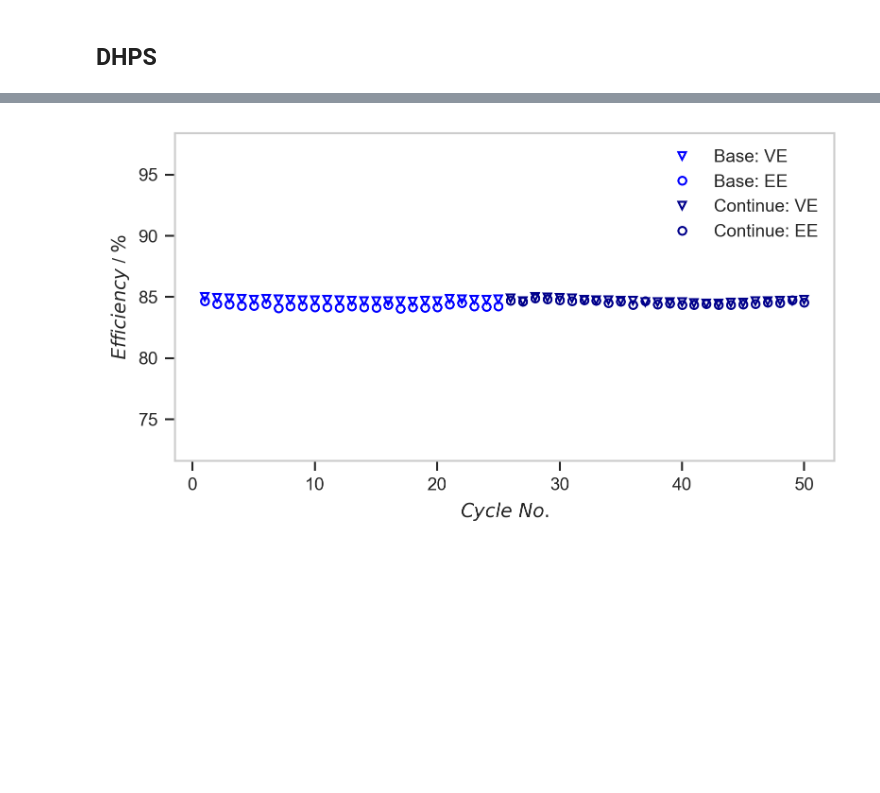
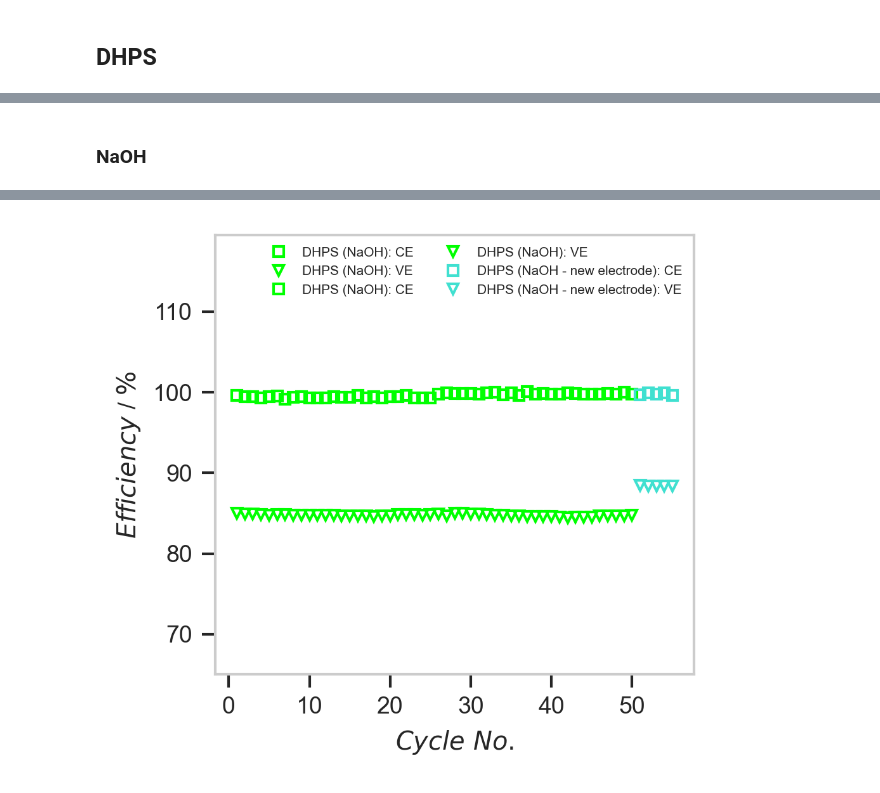
Before and after one commit to ESaundersNano/redoxED, a Jupyter notebook: notebooks/00Z_degradation.ipynb, the cells around one changed output, grey strips where cells are left out. Cells and saved outputs as stored; diff of their text form; code cells hidden in the pictures; blank space fills up the shorter version.

```diff
--- a/notebooks/00Z_degradation.ipynb
+++ b/notebooks/00Z_degradation.ipynb
@@ -137,13 +251,14 @@ r"C:\Users\es758\OneDrive - University of Cambridge\PhD\Results\Electrochemistry
 cycling_array = []
 color_list = []
 
-j_plot = True
+j_plot = False
+Q_plot = False
 
 EfficiencyPlot_object = EfficiencyPlot(figsize=(3.25, 3), dpi=300)
 
 
 fpath=r"C:\Users\es758\OneDrive - University of Cambridge\PhD\Results\Electrochemistry\Full Cell 3\2025.08.06 FB2_DHPS_E620K_FCN_1186HCB\1_FB2_20ml20mMDHPS_40ml200mMFCN_22rpm_04_GCPL_C04.mpr"
-label="Base"
+label="DHPS"
 loader = LoaderFactory.get_loader(fpath)
 ECData_object = loader.load_data(fpath=fpath)
 CyclingData_object = ECData_object.to_CyclingData()
@@ -153,7 +268,7 @@ cycling_array.append(CyclingData_object)
 color_list.append('blue')
 
 fpath=r"C:\Users\es758\OneDrive - University of Cambridge\PhD\Results\Electrochemistry\Full Cell 3\2025.08.06 FB2_DHPS_E620K_FCN_1186HCB\2_FB2_20ml20mMDHPS_40ml200mMFCN_22rpm_newelec_04_GCPL_C04.mpr"
-label="Refreshed electrolyte"
+label="DHPS (new electrolyte)"
 loader = LoaderFactory.get_loader(fpath)
 ECData_object = loader.load_data(fpath=fpath)
 ECData_object.df['half cycle']+=25*2
@@ -164,15 +279,19 @@ cycling_array.append(CyclingData_object)
 color_list.append('darkblue')
 
 for i, CyclingData_object in enumerate(cycling_array):
-    EfficiencyPlot_object.add_plot(CyclingData_object, linestyle="", markersize=4, markerfacecolor='none', markeredgecolor=color_list[i], color=color_list[i], plot_CE=True, plot_VE=True)
-    print(CyclingData_object.cycle_data['VE'])
+    EfficiencyPlot_object.add_plot(CyclingData_object, linestyle="", markersize=4, markerfacecolor='none', markeredgecolor=color_list[i], color=color_list[i], plot_CE=True, plot_VE=True, plot_EE=False)
+    print(CyclingData_object.cycle_data['VE'].to_numpy())
     if j_plot == True:
         EfficiencyPlot_object.add_j(x = CyclingData_object.cycle_data['cycle_number'], j = (1e3*CyclingData_object.cycle_data['I_cell_avg_charge'])/(1e4*CyclingData_object.area), linestyle="-", marker="", color='red', label="j")
-
+    if Q_plot == True:
+        EfficiencyPlot_object.add_Q_discharge(x = CyclingData_object.cycle_data['cycle_number'], Q_discharge = (CyclingData_object.cycle_data['Q_discharge']/3.6), linestyle="", marker="o", markersize = 4, color=color_list[i], label=CyclingData_object.label + ": Q")
 if j_plot == True:
     EfficiencyPlot_object.ax2.set_ylim(0, 100)
 
-EfficiencyPlot_object.ax.legend()
+if Q_plot == True:
+    EfficiencyPlot_object.ax2.set_ylim(0, 1000)
+
+EfficiencyPlot_object.ax.legend(ncols = 2, fontsize = 7)
 #EfficiencyPlot_object.ax.set_ylim([80, 100])
 #EfficiencyPlot_object.ax.set_xlim([0, None])
 
@@ -199,24 +378,35 @@ Name: VE, dtype: float64
+# %% [markdown]
+### NaOH
 # %%
 cycling_array = []
 color_list = []
 
 j_plot = False
 
-EfficiencyPlot_object = EfficiencyPlot(figsize=(6, 3), dpi=300)
+EfficiencyPlot_object = EfficiencyPlot(figsize=(3.25, 3), dpi=300)
 
+# fpath=r"C:\Users\es758\OneDrive - University of Cambridge\PhD\Results\Electrochemistry\Full Cell 3\2025.08.06 FB2_DHPS_E620K_FCN_1186HCB\1_FB2_20ml20mMDHPS_40ml200mMFCN_22rpm_04_GCPL_C04.mpr"
+# label="DHPS (KOH)"
+# loader = LoaderFactory.get_loader(fpath)
+# ECData_object = loader.load_data(fpath=fpath)
+# CyclingData_object = ECData_object.to_CyclingData()
+# CyclingData_object.label = label
+# CyclingData_object.set_area(0.0005)  # m2
+# cycling_array.append(CyclingData_object)
+# color_list.append('blue')
 
 fpath=r"C:\Users\es758\OneDrive - University of Cambridge\PhD\Results\Electrochemistry\Full Cell 3\2025.08.11 FB2_DHPS_NR212_NaOH_FCN_1186HCB\1_FB2_20ml100mMDHPS_40ml200mMFCN_22rpm_04_GCPL_C04.mpr"
-label="Base"
+label="DHPS (NaOH)"
 loader = LoaderFactory.get_loader(fpath)
 ECData_object = loader.load_data(fpath=fpath)
 CyclingData_object = ECData_object.to_CyclingData()
 CyclingData_object.label = label
 CyclingData_object.set_area(0.0005)  # m2
 cycling_array.append(CyclingData_object)
-color_list.append('blue')
+color_list.append('lime')
 
 fpath=r"C:\Users\es758\OneDrive - University of Cambridge\PhD\Results\Electrochemistry\Full Cell 3\2025.08.11 FB2_DHPS_NR212_NaOH_FCN_1186HCB\2_FB2_20ml100mMDHPS_40ml200mMFCN_22rpm_continue_04_GCPL_C04.mpr"
-label="Continue"
+label="DHPS (NaOH)"
 loader = LoaderFactory.get_loader(fpath)
 ECData_object = loader.load_data(fpath=fpath)
 # had to get rid of incomplete data
@@ -228,19 +418,43 @@ CyclingData_object = ECData_object.to_CyclingData()
 CyclingData_object.label = label
 CyclingData_object.set_area(0.0005)  # m2
 cycling_array.append(CyclingData_object)
-color_list.append('darkblue')
+color_list.append('lime')
+
+fpath = r"C:\Users\es758\OneDrive - University of Cambridge\PhD\Results\Electrochemistry\Full Cell 3\2025.08.11 FB2_DHPS_NR212_NaOH_FCN_1186HCB\6_FB2_20ml100mMDHPS_40ml200mMFCN_22rpm_newnegotrode_04_GCPL_C04.mpr"
+label="DHPS (NaOH - new electrode)"
+loader = LoaderFactory.get_loader(fpath)
+ECData_object = loader.load_data(fpath=fpath)
+# had to get rid of incomplete data
+# print(ECData_object.columns)
+# print(ECData_object.df['half cycle'].unique())
+#ECData_object.df = ECData_object.filter_by_col("half cycle", lambda value: value < 50)
+ECData_object.df['half cycle']+=50*2
+CyclingData_object = ECData_object.to_CyclingData()
+CyclingData_object.label = label
+CyclingData_object.set_area(0.0005)  # m2
+cycling_array.append(CyclingData_object)
+color_list.append('turquoise')
+
 
 for i, CyclingData_object in enumerate(cycling_array):
-    EfficiencyPlot_object.add_plot(CyclingData_object, linestyle="", markersize=4, markerfacecolor='none', markeredgecolor=color_list[i], color=color_list[i], plot_CE=0, plot_VE=True)
-    print(CyclingData_object.cycle_data['VE'])
+    # if CyclingData_object.label == "DHPS (NaOH) 2":
+    #     CyclingData_object.label = ""
+    #     #EfficiencyPlot_object.add_plot(CyclingData_object, linestyle="", markersize=4, markerfacecolor='none', markeredgecolor=color_list[i], color=color_list[i], plot_CE=True, plot_VE=True, plot_EE=False)
+    EfficiencyPlot_object.add_plot(CyclingData_object, linestyle="", markersize=4, markerfacecolor='none', markeredgecolor=color_list[i], color=color_list[i], plot_CE=True, plot_VE=True, plot_EE=False)
+    print(CyclingData_object.cycle_data['VE'].to_numpy())
     if j_plot == True:
         EfficiencyPlot_object.add_j(x = CyclingData_object.cycle_data['cycle_number'], j = (1e3*CyclingData_object.cycle_data['I_cell_avg_charge'])/(1e4*CyclingData_object.area), linestyle="-", marker="", color='red', label="j")
+    if Q_plot == True:
+        EfficiencyPlot_object.add_Q_discharge(x = CyclingData_object.cycle_data['cycle_number'], Q_discharge = (CyclingData_object.cycle_data['Q_discharge']/3.6), linestyle="", marker="o", markersize = 4, color=color_list[i], label=CyclingData_object.label + ": Q")
 if j_plot == True:
     EfficiencyPlot_object.ax2.set_ylim(0, 100)
 
+if Q_plot == True:
+    EfficiencyPlot_object.ax2.set_ylim(0, 1000)
 
-EfficiencyPlot_object.ax.set_ylim([80, 90])
+EfficiencyPlot_object.ax.legend(ncols = 2, fontsize = 5)
+#EfficiencyPlot_object.ax.set_ylim([80, 100])
 #EfficiencyPlot_object.ax.set_xlim([0, None])
-EfficiencyPlot_object.ax.legend()
+
 display(EfficiencyPlot_object.fig)
 # %% [output]
@@ -270 +472 @@ Name: VE, dtype: float64
-[figure, old version]
+[figure, new version]
```
Also changed, not shown: parts of 13 cells of this notebook, 4 other files.
